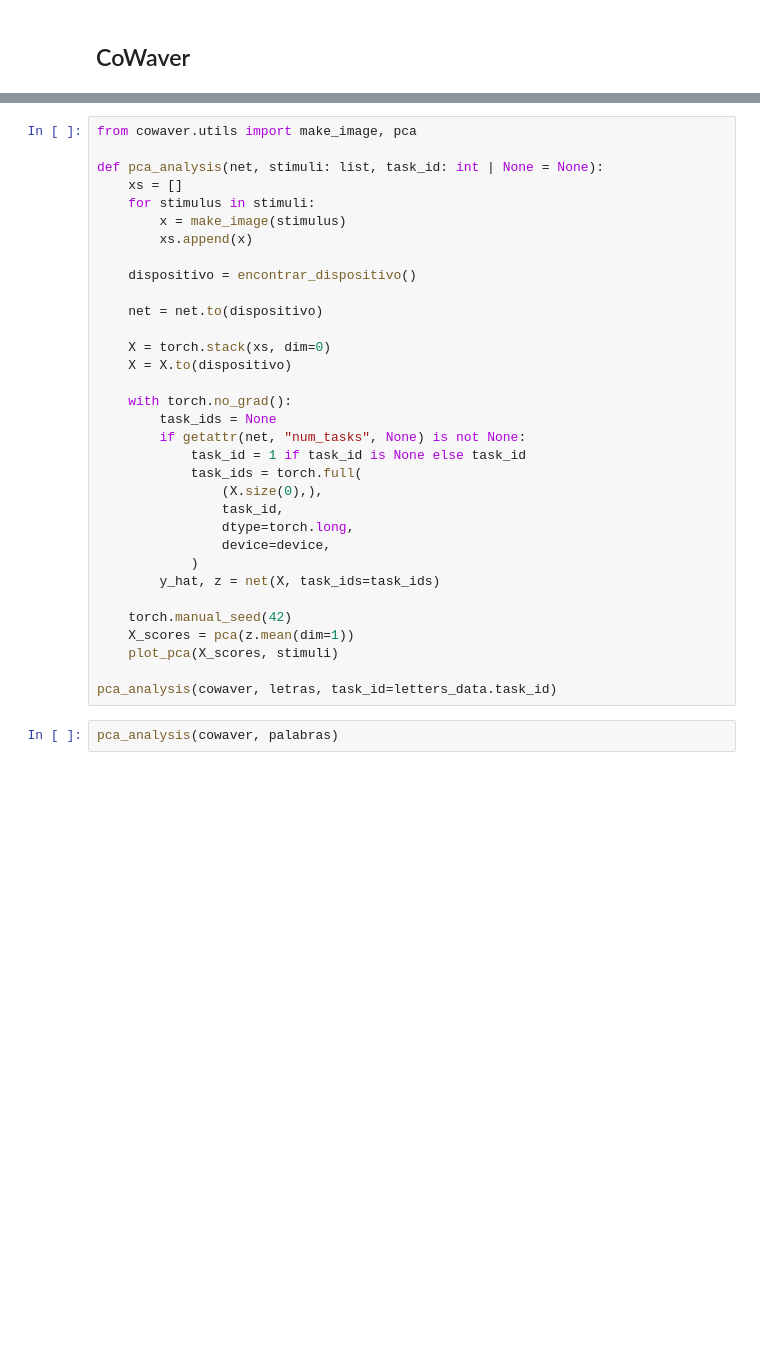
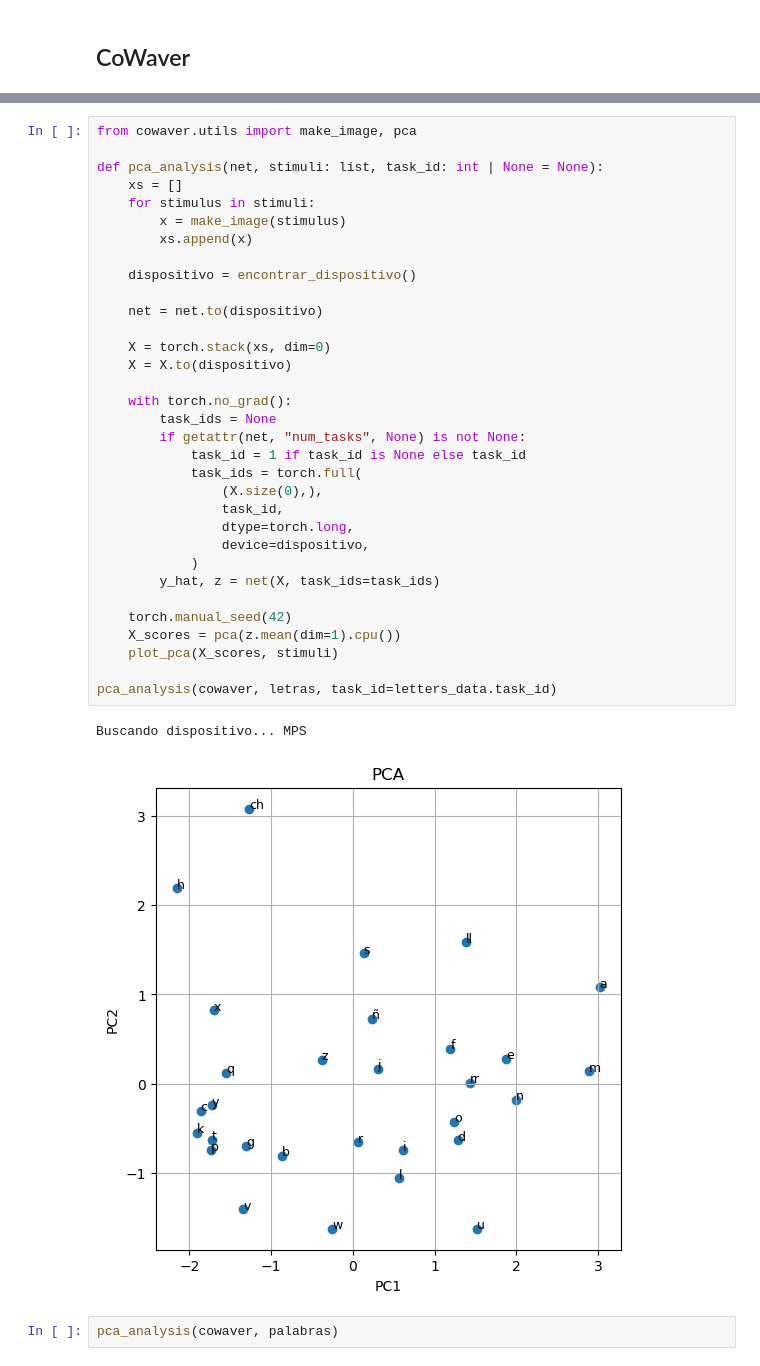
Before and after one commit to martindsq/from-speech, a Jupyter notebook: notebooks/cowaver.ipynb, the cells around one changed output, grey strips where cells are left out. Saved outputs shown, nothing was run; the diff lists cells and outputs as text; blank space fills up the shorter version.

```diff
--- a/notebooks/cowaver.ipynb
+++ b/notebooks/cowaver.ipynb
@@ -457,34 +473,37 @@ plot_test_results(test_results)
 from cowaver.utils import make_image, pca
 
 def pca_analysis(net, stimuli: list, task_id: int | None = None):
     xs = []
     for stimulus in stimuli:
         x = make_image(stimulus)
         xs.append(x)
 
     dispositivo = encontrar_dispositivo()
 
     net = net.to(dispositivo)
 
     X = torch.stack(xs, dim=0)
     X = X.to(dispositivo)
 
     with torch.no_grad():
         task_ids = None
         if getattr(net, "num_tasks", None) is not None:
             task_id = 1 if task_id is None else task_id
             task_ids = torch.full(
                 (X.size(0),),
                 task_id,
                 dtype=torch.long,
-                device=device,
+                device=dispositivo,
             )
         y_hat, z = net(X, task_ids=task_ids)
 
     torch.manual_seed(42)
-    X_scores = pca(z.mean(dim=1))
+    X_scores = pca(z.mean(dim=1).cpu())
     plot_pca(X_scores, stimuli)
 
 pca_analysis(cowaver, letras, task_id=letters_data.task_id)
+# %% [output]
+Buscando dispositivo... MPS
+[figure, added]
 # %%
 pca_analysis(cowaver, palabras)
```
Also changed, not shown: parts of 5 cells of this notebook, 5 other files.
